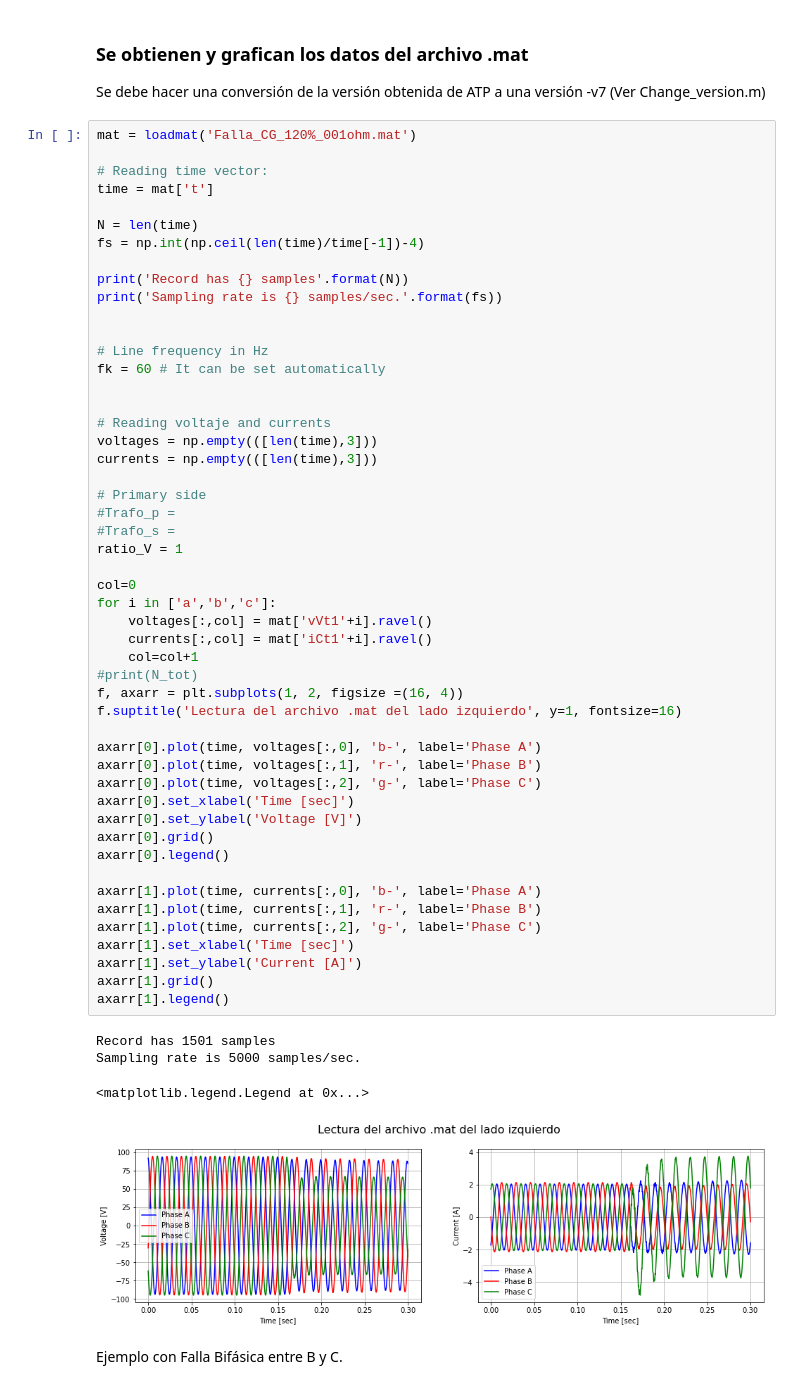
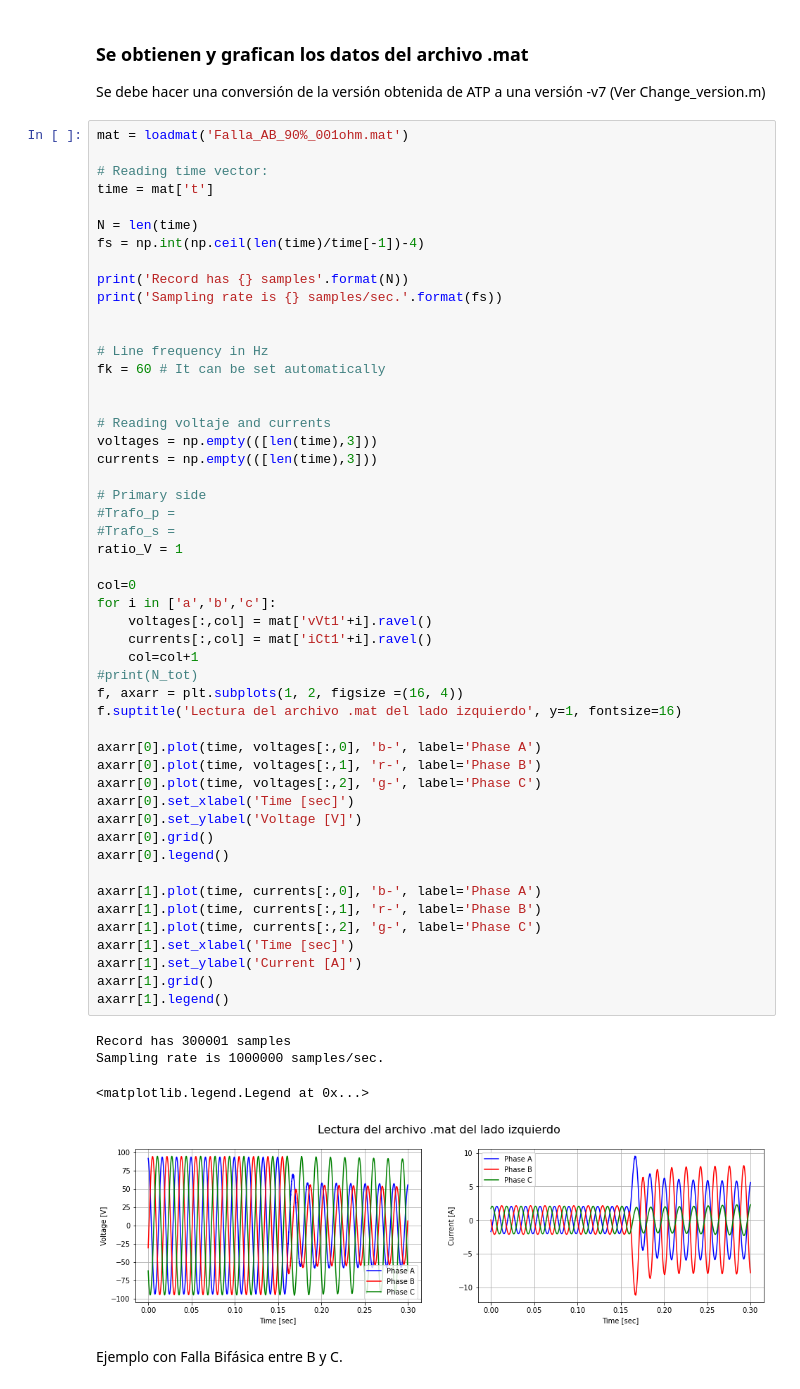
Before and after one commit to andresenrique08/Virtual_Relay_Course, a Jupyter notebook: TC2/Test_DSP_mat.ipynb, the cells around one changed output. Drawn from its saved outputs; the diff is of its cells as text.

```diff
--- a/TC2/Test_DSP_mat.ipynb
+++ b/TC2/Test_DSP_mat.ipynb
@@ -99,7 +99,7 @@ def DFT(time, data, fk, fs_user_cycle):
 
 Se debe hacer una conversión de la versión obtenida de ATP a una versión -v7 (Ver Change_version.m)
 # %%
-mat = loadmat('Falla_CG_120%_001ohm.mat')
+mat = loadmat('Falla_AB_90%_001ohm.mat')
 
 # Reading time vector:
 time = mat['t']
@@ -123,36 +123,36 @@ currents = np.empty(([len(time),3]))
 #Trafo_p =
 #Trafo_s =
 ratio_V = 1
 
 col=0
 for i in ['a','b','c']:
     voltages[:,col] = mat['vVt1'+i].ravel()
     currents[:,col] = mat['iCt1'+i].ravel()
     col=col+1
 #print(N_tot)
 f, axarr = plt.subplots(1, 2, figsize =(16, 4))
 f.suptitle('Lectura del archivo .mat del lado izquierdo', y=1, fontsize=16)
 
 axarr[0].plot(time, voltages[:,0], 'b-', label='Phase A')
 axarr[0].plot(time, voltages[:,1], 'r-', label='Phase B')
 axarr[0].plot(time, voltages[:,2], 'g-', label='Phase C')
 axarr[0].set_xlabel('Time [sec]')
 axarr[0].set_ylabel('Voltage [V]')
 axarr[0].grid()
 axarr[0].legend()
 
 axarr[1].plot(time, currents[:,0], 'b-', label='Phase A')
 axarr[1].plot(time, currents[:,1], 'r-', label='Phase B')
 axarr[1].plot(time, currents[:,2], 'g-', label='Phase C')
 axarr[1].set_xlabel('Time [sec]')
 axarr[1].set_ylabel('Current [A]')
 axarr[1].grid()
 axarr[1].legend()
 # %% [output]
-Record has 1501 samples
-Sampling rate is 5000 samples/sec.
+Record has 300001 samples
+Sampling rate is 1000000 samples/sec.
 <matplotlib.legend.Legend at 0x...>
-[figure, old version]
+[figure, new version]
 # %% [markdown]
 Ejemplo con Falla Bifásica entre B y C.
 # %% [markdown]
```
Also changed, not shown: parts of 6 cells of this notebook, 21 other files.
